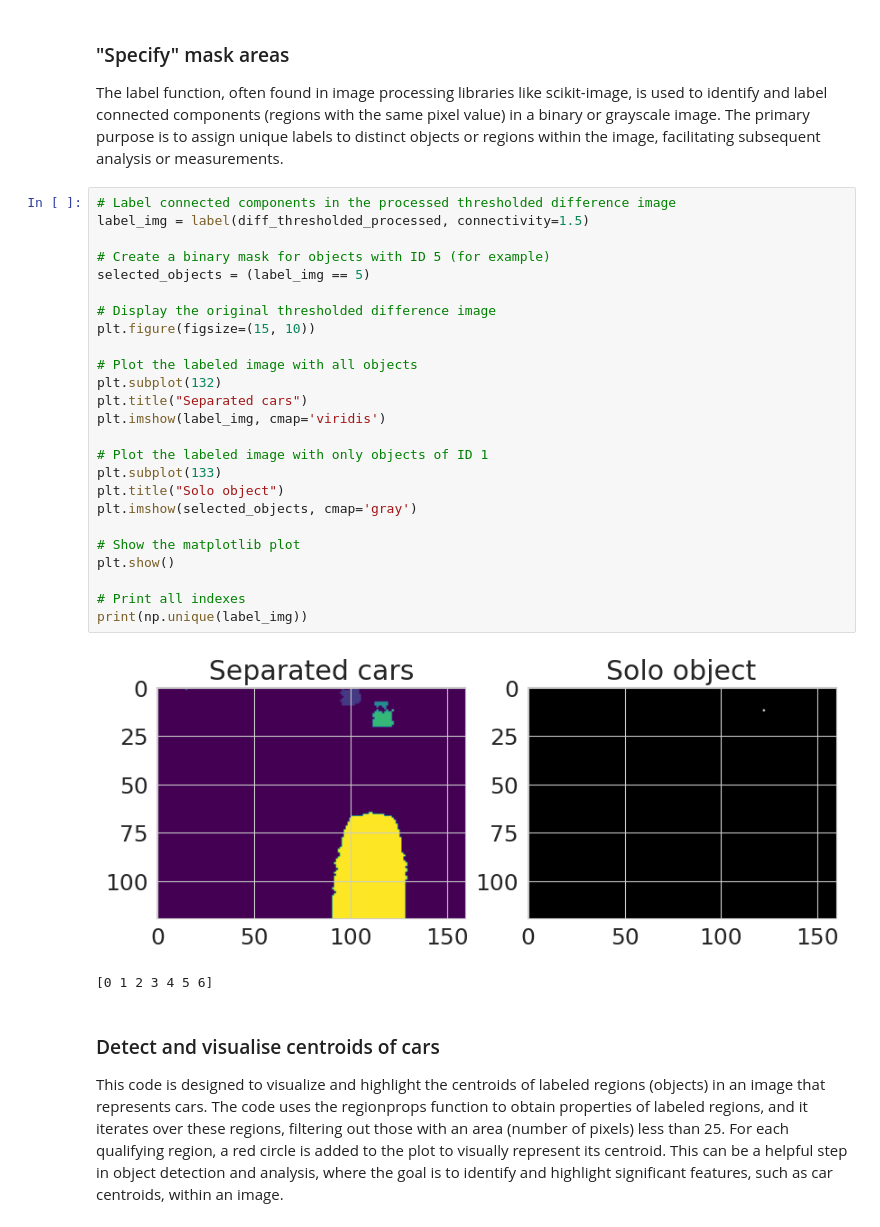
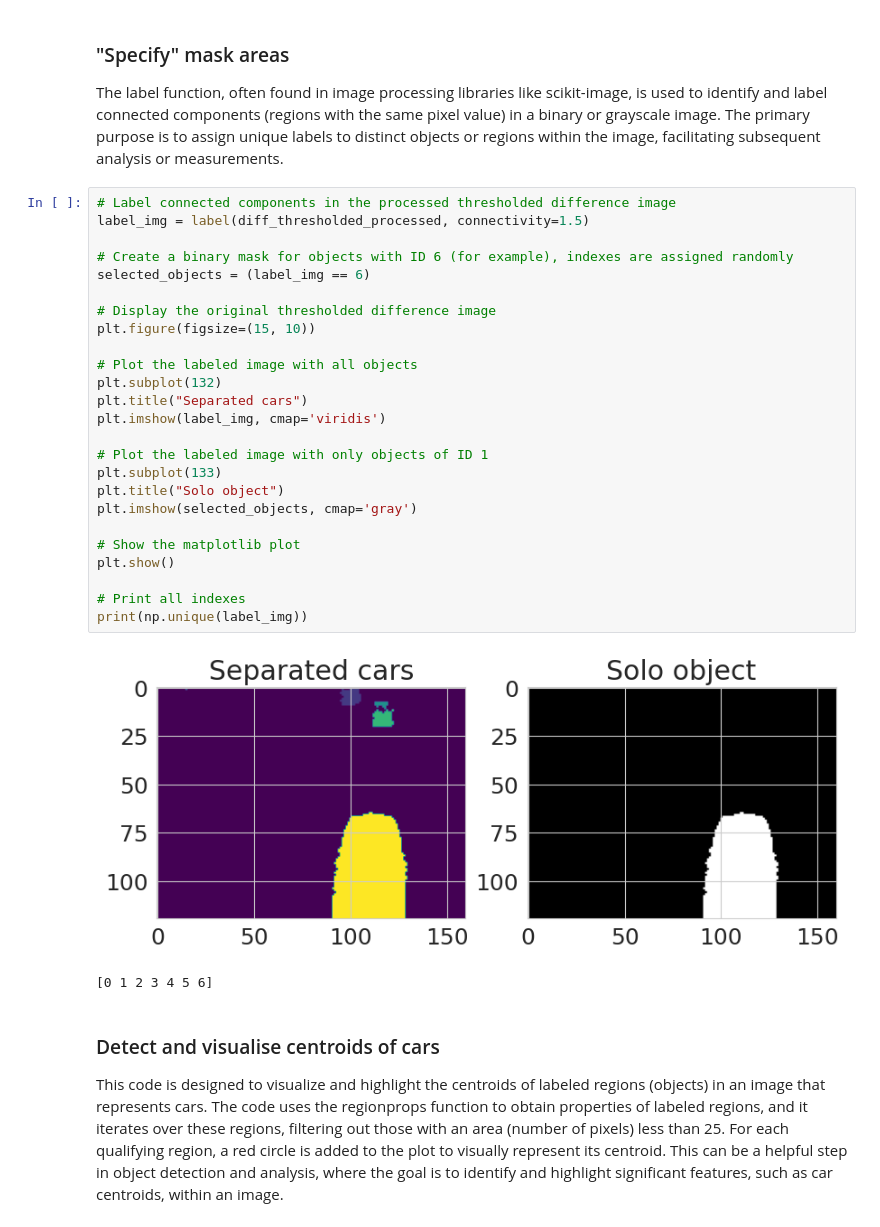
Before and after one commit to servoNoDev/Computer-vision, a Jupyter notebook: 10_video_processing.ipynb, the cells around one changed output. Drawn from its saved outputs; the diff is of its cells as text.

```diff
--- a/10_video_processing.ipynb
+++ b/10_video_processing.ipynb
@@ -382,30 +382,30 @@ The label function, often found in image processing libraries like scikit-image,
 # %%
 # Label connected components in the processed thresholded difference image
 label_img = label(diff_thresholded_processed, connectivity=1.5)
 
-# Create a binary mask for objects with ID 5 (for example)
-selected_objects = (label_img == 5)
+# Create a binary mask for objects with ID 6 (for example), indexes are assigned randomly
+selected_objects = (label_img == 6)
 
 # Display the original thresholded difference image
 plt.figure(figsize=(15, 10))
 
 # Plot the labeled image with all objects
 plt.subplot(132)
 plt.title("Separated cars")
 plt.imshow(label_img, cmap='viridis')
 
 # Plot the labeled image with only objects of ID 1
 plt.subplot(133)
 plt.title("Solo object")
 plt.imshow(selected_objects, cmap='gray')
 
 # Show the matplotlib plot
 plt.show()
 
 # Print all indexes
 print(np.unique(label_img))
 # %% [output]
-[figure, old version]
+[figure, new version]
 [0 1 2 3 4 5 6]
 # %% [markdown]
 ### Detect and visualise centroids of cars
```
Also changed, not shown: parts of 1 cell of this notebook.
